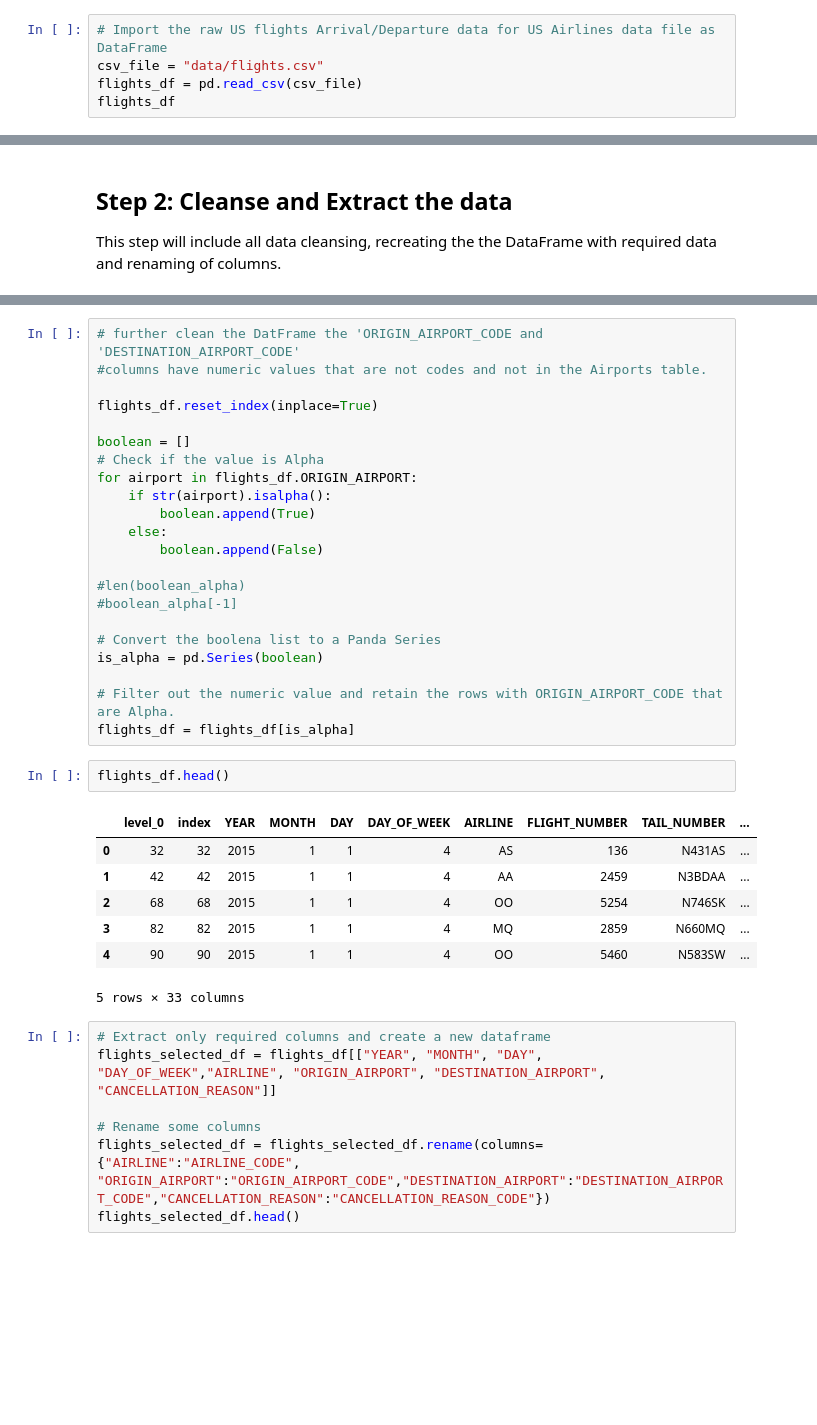
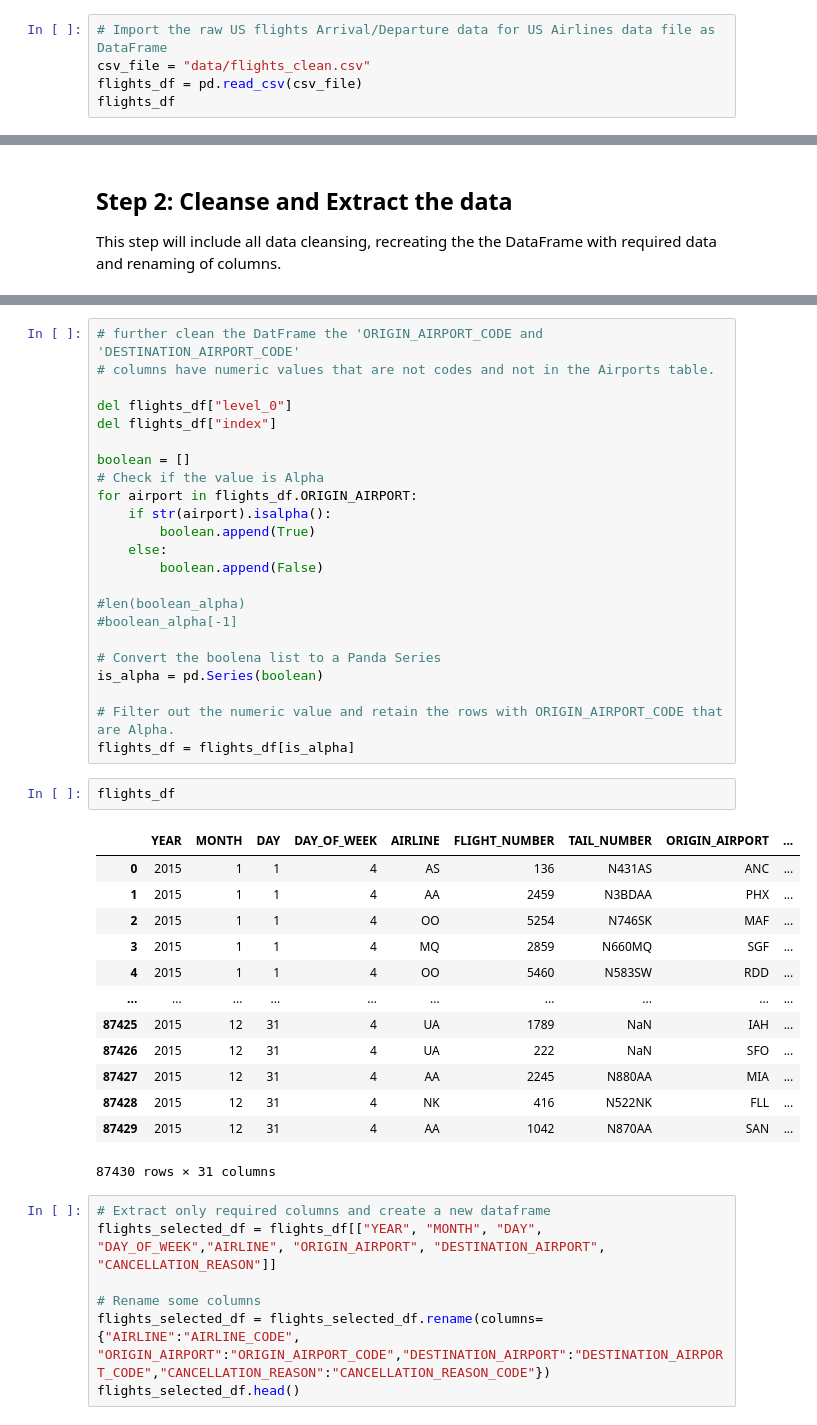
Before and after one commit to kasiakalemba/ETL-project, a Jupyter notebook: ETL Projects.ipynb, the cells around one changed output, grey strips where cells are left out. Drawn from its saved outputs; the diff is of its cells as text; blank space fills up the shorter version.

```diff
--- a/ETL Projects.ipynb
+++ b/ETL Projects.ipynb
@@ -55,7 +65,7 @@ airports_df.head()
 | 4 | ABY | Southwest Georgia Regional Airport | Albany | GA | USA | 31.53552 | -84.19447 |
 # %%
 # Import the raw US flights Arrival/Departure data for US Airlines data file as DataFrame
-csv_file = "data/flights.csv"
+csv_file = "data/flights_clean.csv"
 flights_df = pd.read_csv(csv_file)
 flights_df
 # %% [output]
@@ -124,8 +130,9 @@ dtype: int64
 # %%
 # further clean the DatFrame the 'ORIGIN_AIRPORT_CODE and 'DESTINATION_AIRPORT_CODE'
-#columns have numeric values that are not codes and not in the Airports table.
+# columns have numeric values that are not codes and not in the Airports table.
 
-flights_df.reset_index(inplace=True)
+del flights_df["level_0"]
+del flights_df["index"]
 
 boolean = []
 # Check if the value is Alpha
@@ -144,15 +151,21 @@ is_alpha = pd.Series(boolean)
 # Filter out the numeric value and retain the rows with ORIGIN_AIRPORT_CODE that are Alpha.
 flights_df = flights_df[is_alpha]
 # %%
-flights_df.head()
+flights_df
 # %% [output]
-|  | level_0 | index | YEAR | MONTH | DAY | DAY_OF_WEEK | AIRLINE | FLIGHT_NUMBER | TAIL_NUMBER | ... |
-| 0 | 32 | 32 | 2015 | 1 | 1 | 4 | AS | 136 | N431AS | ... |
-| 1 | 42 | 42 | 2015 | 1 | 1 | 4 | AA | 2459 | N3BDAA | ... |
-| 2 | 68 | 68 | 2015 | 1 | 1 | 4 | OO | 5254 | N746SK | ... |
-| 3 | 82 | 82 | 2015 | 1 | 1 | 4 | MQ | 2859 | N660MQ | ... |
-| 4 | 90 | 90 | 2015 | 1 | 1 | 4 | OO | 5460 | N583SW | ... |
+|  | YEAR | MONTH | DAY | DAY_OF_WEEK | AIRLINE | FLIGHT_NUMBER | TAIL_NUMBER | ORIGIN_AIRPORT | ... |
+| 0 | 2015 | 1 | 1 | 4 | AS | 136 | N431AS | ANC | ... |
+| 1 | 2015 | 1 | 1 | 4 | AA | 2459 | N3BDAA | PHX | ... |
+| 2 | 2015 | 1 | 1 | 4 | OO | 5254 | N746SK | MAF | ... |
+| 3 | 2015 | 1 | 1 | 4 | MQ | 2859 | N660MQ | SGF | ... |
+| 4 | 2015 | 1 | 1 | 4 | OO | 5460 | N583SW | RDD | ... |
+| ... | ... | ... | ... | ... | ... | ... | ... | ... | ... |
+| 87425 | 2015 | 12 | 31 | 4 | UA | 1789 | NaN | IAH | ... |
+| 87426 | 2015 | 12 | 31 | 4 | UA | 222 | NaN | SFO | ... |
+| 87427 | 2015 | 12 | 31 | 4 | AA | 2245 | N880AA | MIA | ... |
+| 87428 | 2015 | 12 | 31 | 4 | NK | 416 | N522NK | FLL | ... |
+| 87429 | 2015 | 12 | 31 | 4 | AA | 1042 | N870AA | SAN | ... |
-5 rows × 33 columns
+87430 rows × 31 columns
 # %%
 # Extract only required columns and create a new dataframe
 flights_selected_df = flights_df[["YEAR", "MONTH", "DAY", "DAY_OF_WEEK","AIRLINE", "ORIGIN_AIRPORT", "DESTINATION_AIRPORT", "CANCELLATION_REASON"]]
```
Also changed, not shown: parts of 16 cells of this notebook, 3 other files.
